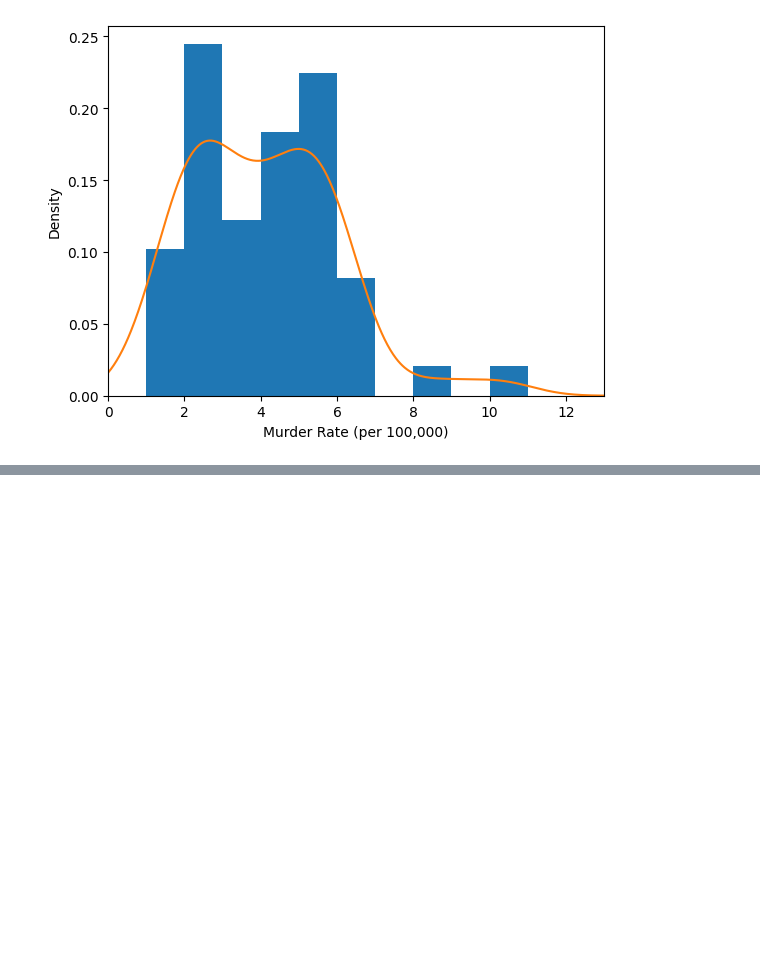
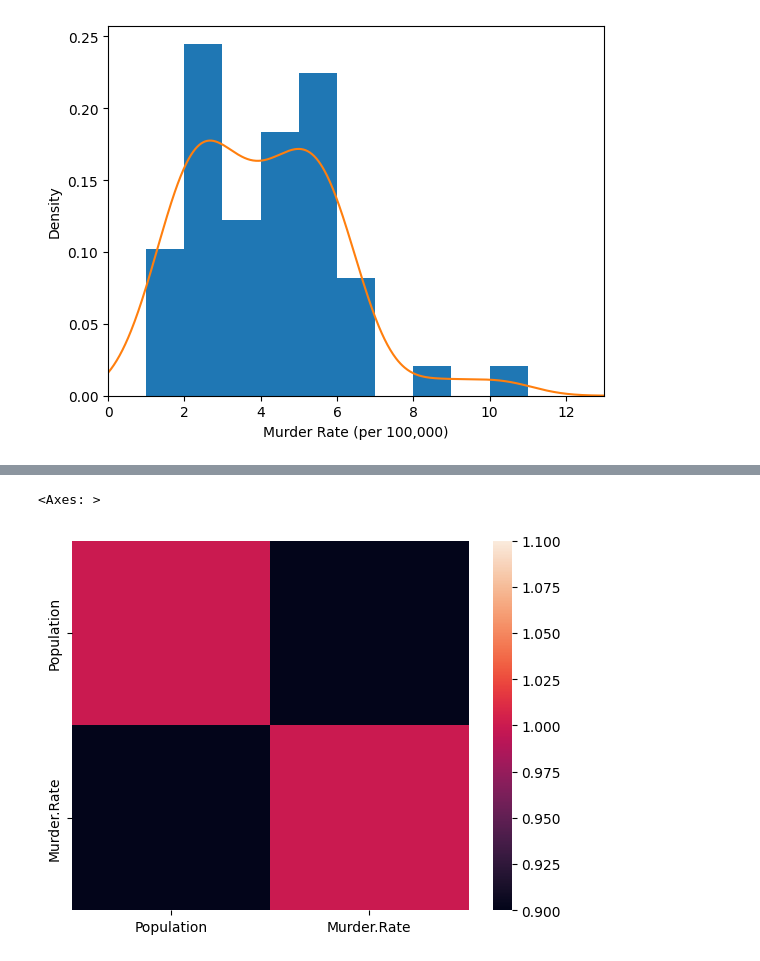
Before and after one commit to RijalChirayu/PracticalStatisitcs, a Jupyter notebook: chapter_1.ipynb, the cells around one changed output, grey strips where cells are left out. Cells and saved outputs as stored; diff of their text form; code cells hidden in the pictures; blank space fills up the shorter version.

```diff
--- a/chapter_1.ipynb
+++ b/chapter_1.ipynb
@@ -3,3 +1,4 @@ import requests
 # %%
-data = requests.get("https://raw.githubusercontent.com/gedeck/practical-statistics-for-data-scientists/refs/heads/master/data/state.csv")
-data
+from data_loader import get_dataset
+state = get_dataset(url = "https://raw.githubusercontent.com/gedeck/practical-statistics-for-data-scientists/refs/heads/master/data/state.csv",
+                    file_name="state")
@@ -11,6 +14,3 @@ with open("Data/state.csv" , "wb") as f:
 # %%
 import pandas as pd
 from scipy.stats import trim_mean
-# %%
-state  = pd.read_csv("Data/state.csv")
-state.head()
@@ -97,0 +105,2 @@ Text(0.5, 0, 'Murder Rate (per 100,000)')
+# %%
+corr_matrix = state[['Population' , 'Murder.Rate']].corr()
@@ -97,0 +109,5 @@ Text(0.5, 0, 'Murder Rate (per 100,000)')
+# %%
+sns.heatmap(corr_matrix)
+# %% [output]
+<Axes: >
+[figure, added]
```
Also changed, not shown: parts of 17 cells of this notebook, 4 other files.
